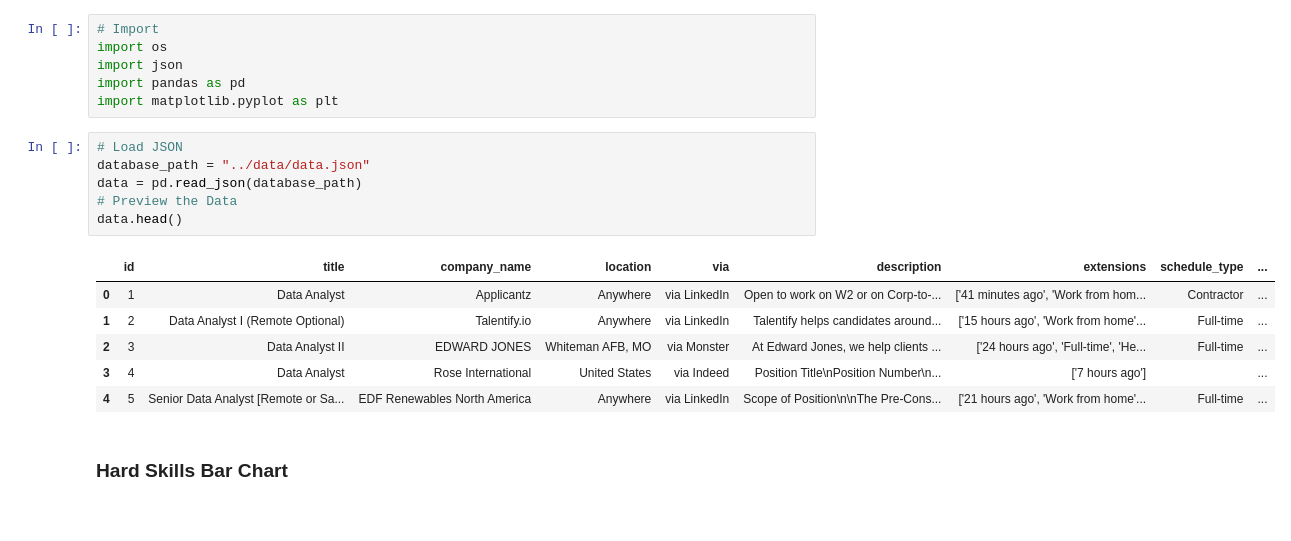
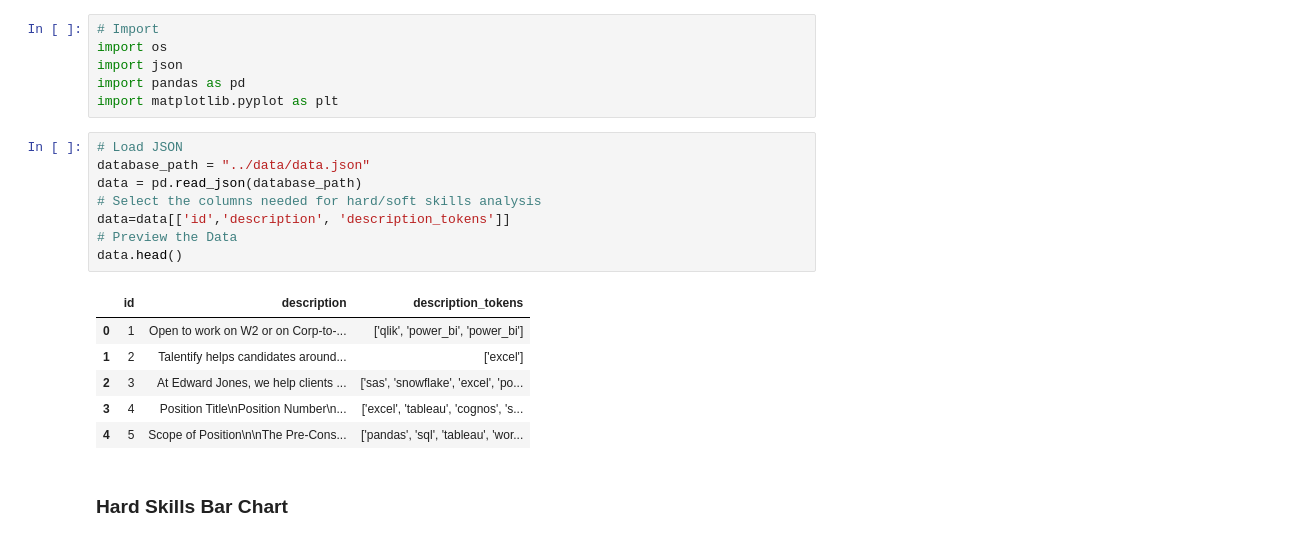
Before and after one commit to zarbin/UTA_Project-3, a Jupyter notebook: sandbox/xuan.ipynb, the cells around one changed output. Saved outputs shown, nothing was run; the diff lists cells and outputs as text.

```diff
--- a/sandbox/xuan.ipynb
+++ b/sandbox/xuan.ipynb
@@ -7,16 +7,18 @@ import matplotlib.pyplot as plt
 # %%
 # Load JSON
 database_path = "../data/data.json"
 data = pd.read_json(database_path)
+# Select the columns needed for hard/soft skills analysis
+data=data[['id','description', 'description_tokens']]
 # Preview the Data
 data.head()
 # %% [output]
-|  | id | title | company_name | location | via | description | extensions | schedule_type | ... |
-| 0 | 1 | Data Analyst | Applicantz | Anywhere | via LinkedIn | Open to work on W2 or on Corp-to-... | ['41 minutes ago', 'Work from hom... | Contractor | ... |
-| 1 | 2 | Data Analyst I (Remote Optional) | Talentify.io | Anywhere | via LinkedIn | Talentify helps candidates around... | ['15 hours ago', 'Work from home'... | Full-time | ... |
-| 2 | 3 | Data Analyst II | EDWARD JONES | Whiteman AFB, MO | via Monster | At Edward Jones, we help clients ... | ['24 hours ago', 'Full-time', 'He... | Full-time | ... |
-| 3 | 4 | Data Analyst | Rose International | United States | via Indeed | Position Title\nPosition Number\n... | ['7 hours ago'] |  | ... |
-| 4 | 5 | Senior Data Analyst [Remote or Sa... | EDF Renewables North America | Anywhere | via LinkedIn | Scope of Position\n\nThe Pre-Cons... | ['21 hours ago', 'Work from home'... | Full-time | ... |
+|  | id | description | description_tokens |
+| 0 | 1 | Open to work on W2 or on Corp-to-... | ['qlik', 'power_bi', 'power_bi'] |
+| 1 | 2 | Talentify helps candidates around... | ['excel'] |
+| 2 | 3 | At Edward Jones, we help clients ... | ['sas', 'snowflake', 'excel', 'po... |
+| 3 | 4 | Position Title\nPosition Number\n... | ['excel', 'tableau', 'cognos', 's... |
+| 4 | 5 | Scope of Position\n\nThe Pre-Cons... | ['pandas', 'sql', 'tableau', 'wor... |
 # %% [markdown]
 ### Hard Skills Bar Chart
 # %%
```
Also changed, not shown: parts of 23 cells of this notebook, 9 other files.
